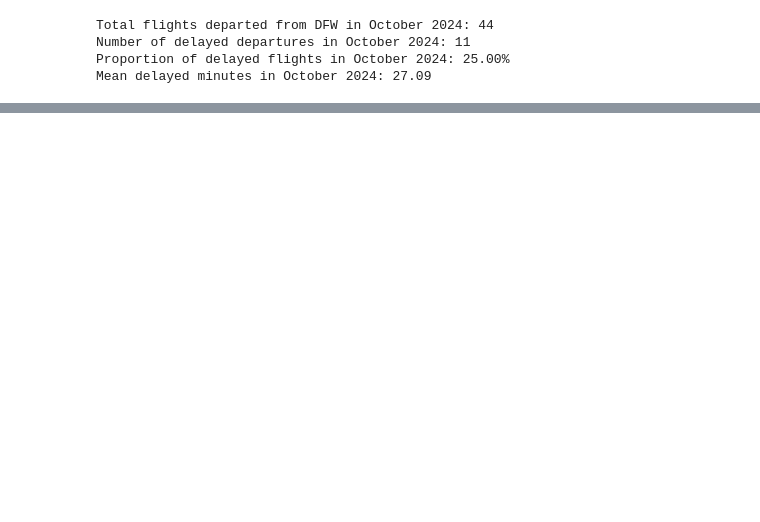
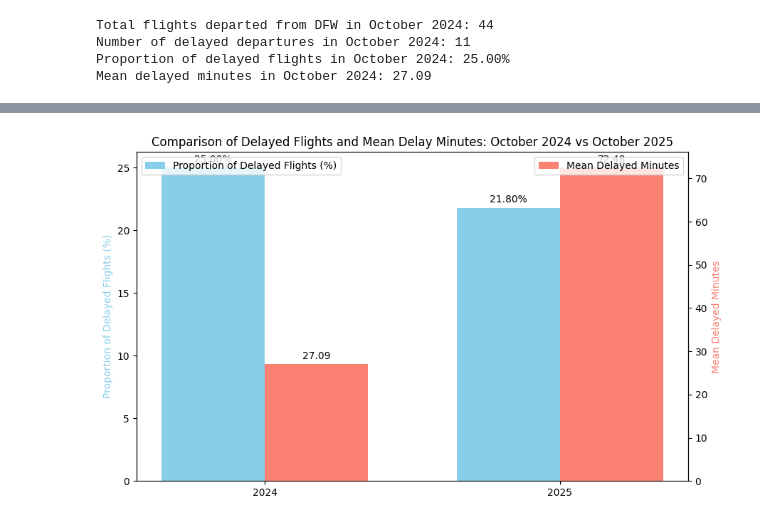
Before and after one commit to brunopulheze/data-analytics-preprocessing, a Jupyter notebook: eda-flight-delay-2024.ipynb, the cells around one changed output, grey strips where cells are left out. Cells and saved outputs as stored; diff of their text form; code cells hidden in the pictures; blank space fills up the shorter version.

```diff
--- a/eda-flight-delay-2024.ipynb
+++ b/eda-flight-delay-2024.ipynb
@@ -615,0 +750,30 @@ Mean delayed minutes in October 2024: 27.09
+# %%
+fig, ax1 = plt.subplots(figsize=(10,6))
+
+# Plot proportion of delayed flights as percentages
+bars1 = ax1.bar(x - width/2, [p * 100 for p in prop_delayed], width, label='Proportion of Delayed Flights (%)', color='skyblue')
+ax1.set_ylabel('Proportion of Delayed Flights (%)', color='skyblue')
+ax1.set_xticks(x)
+ax1.set_xticklabels(labels)
+ax1.set_title('Comparison of Delayed Flights and Mean Delay Minutes: October 2024 vs October 2025')
+
+# Secondary axis for mean delayed minutes
+ax2 = ax1.twinx()
+bars2 = ax2.bar(x + width/2, mean_delayed, width, label='Mean Delayed Minutes', color='salmon')
+ax2.set_ylabel('Mean Delayed Minutes', color='salmon')
+
+# Add value labels
+for bar in bars1:
+    height = bar.get_height()
+    ax1.annotate(f'{height:.2f}%', xy=(bar.get_x() + bar.get_width() / 2, height), xytext=(0, 3),
+                textcoords="offset points", ha='center', va='bottom')
+for bar in bars2:
+    height = bar.get_height()
+    ax2.annotate(f'{height:.2f}', xy=(bar.get_x() + bar.get_width() / 2, height), xytext=(0, 3),
+                textcoords="offset points", ha='center', va='bottom')
+
+ax1.legend(loc='upper left')
+ax2.legend(loc='upper right')
+plt.show()
+# %% [output]
+[figure, added]
```
Also changed, not shown: parts of 15 cells of this notebook, 3 other files.
